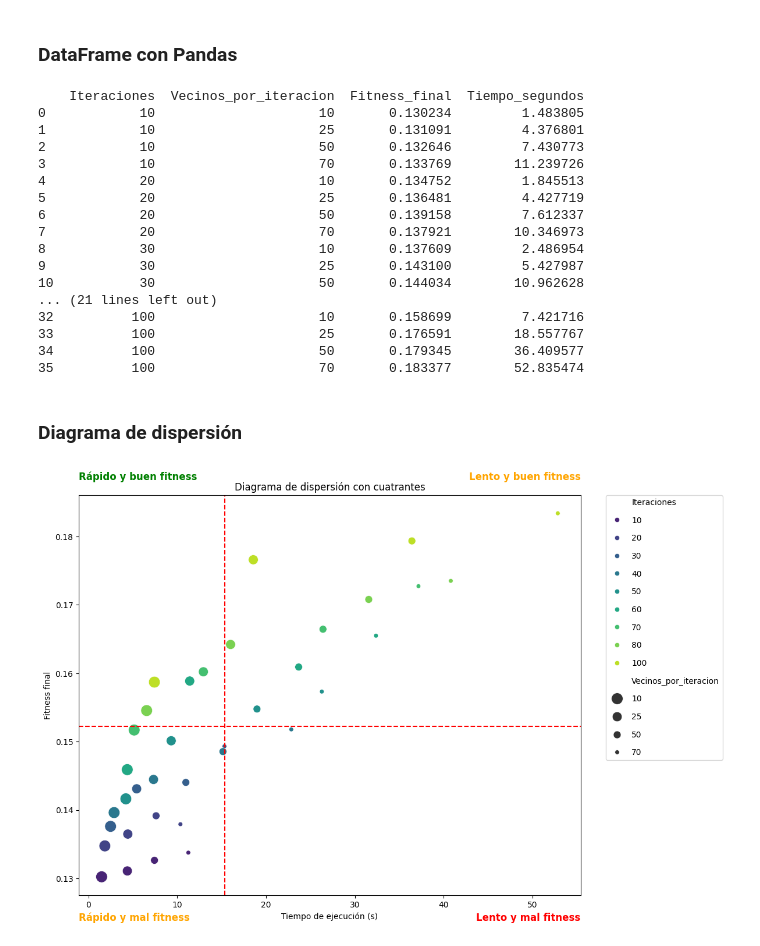
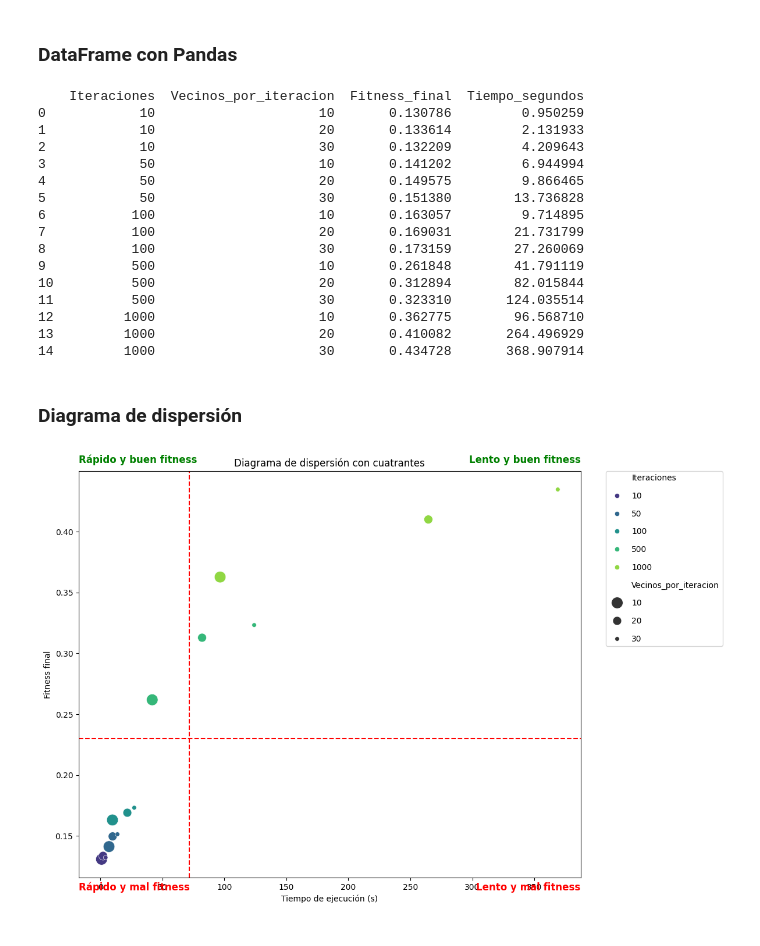
Before and after one commit to IkerGLopez/cdp-hb-project, a Jupyter notebook: CDP_1_SRC.ipynb, the cells around one changed output. Cells and saved outputs as stored; diff of their text form; code cells hidden in the pictures.

```diff
--- a/CDP_1_SRC.ipynb
+++ b/CDP_1_SRC.ipynb
@@ -198,11 +198,11 @@ def hill_climbing_steepest(G, initial_partition, k, max_iters, num_vecinos):
 ### DataFrame con Pandas
 # %%
 # Hiperparámetros a probar
-ITERACIONES_LIST = [10, 20, 30, 40, 50, 60, 70, 80, 100]
-VECINOS_LIST = [10, 25, 50, 70]
+ITERACIONES_LIST = [10, 50, 100, 500, 1000]
+VECINOS_LIST = [10, 20, 30]
 
 results = []
-for num_iters, num_vecinos in product(ITERACIONES_LIST, VECINOS_LI):
+for num_iters, num_vecinos in product(ITERACIONES_LIST, VECINOS_LIST):
     start_time = time.time()
 
     _, best_fit = hill_climbing_steepest(G, sol_1, k_value, num_iters, num_vecinos)
@@ -220,22 +220,21 @@ df_results = pd.DataFrame(results)
 print(df_results)
 # %% [output]
     Iteraciones  Vecinos_por_iteracion  Fitness_final  Tiempo_segundos
-0            10                     10       0.130234         1.483805
-1            10                     25       0.131091         4.376801
-2            10                     50       0.132646         7.430773
-3            10                     70       0.133769        11.239726
-4            20                     10       0.134752         1.845513
-5            20                     25       0.136481         4.427719
-6            20                     50       0.139158         7.612337
-7            20                     70       0.137921        10.346973
-8            30                     10       0.137609         2.486954
-9            30                     25       0.143100         5.427987
-10           30                     50       0.144034        10.962628
-... (21 lines left out)
-32          100                     10       0.158699         7.421716
-33          100                     25       0.176591        18.557767
-34          100                     50       0.179345        36.409577
-35          100                     70       0.183377        52.835474
+0            10                     10       0.130786         0.950259
+1            10                     20       0.133614         2.131933
+2            10                     30       0.132209         4.209643
+3            50                     10       0.141202         6.944994
+4            50                     20       0.149575         9.866465
+5            50                     30       0.151380        13.736828
+6           100                     10       0.163057         9.714895
+7           100                     20       0.169031        21.731799
+8           100                     30       0.173159        27.260069
+9           500                     10       0.261848        41.791119
+10          500                     20       0.312894        82.015844
+11          500                     30       0.323310       124.035514
+12         1000                     10       0.362775        96.568710
+13         1000                     20       0.410082       264.496929
+14         1000                     30       0.434728       368.907914
 # %% [markdown]
 ### Diagrama de dispersión
 # %%
@@ -283,9 +282,9 @@ plt.text(
 
 # Abajo izquierda (naranja)
 plt.text(
-    x_min, y_min * 0.98,
+    x_min, y_min * 0.97,
     "Rápido y mal fitness",
-    color="orange",
+    color="red",
     fontsize=12,
     fontweight="bold",
     ha="left",
@@ -294,35 +293,35 @@ plt.text(
 
 # Abajo derecha (rojo)
 plt.text(
-    x_max, y_min * 0.98,
+    x_max, y_min * 0.97,
     "Lento y mal fitness",
     color="red",
     fontsize=12,
     fontweight="bold",
     ha="right",
     va="top"
 )
 
 # Arriba derecha (naranja)
 plt.text(
     x_max, y_max * 1.01,
     "Lento y buen fitness",
-    color="orange",
+    color="green",
     fontsize=12,
     fontweight="bold",
     ha="right",
     va="bottom"
 )
 
 # Leyenda fuera
 plt.legend(
     bbox_to_anchor=(1.05, 1),
     loc='upper left',
     borderaxespad=0.,
     labelspacing=1.2
 )
 
 plt.tight_layout()
 plt.show()
 # %% [output]
-[figure, old version]
+[figure, new version]
```
